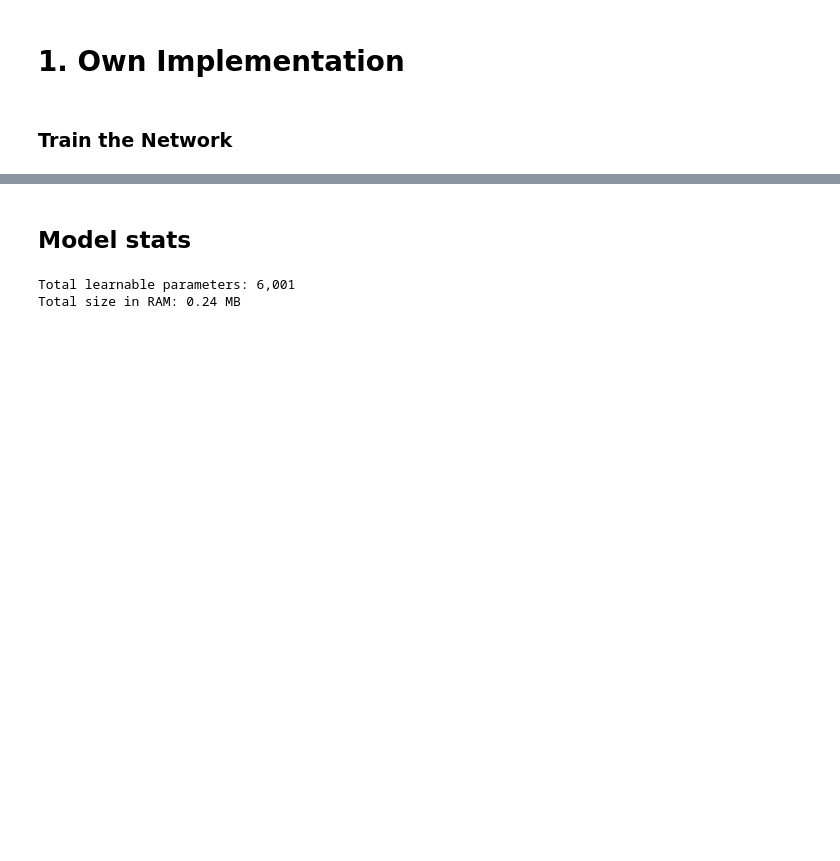
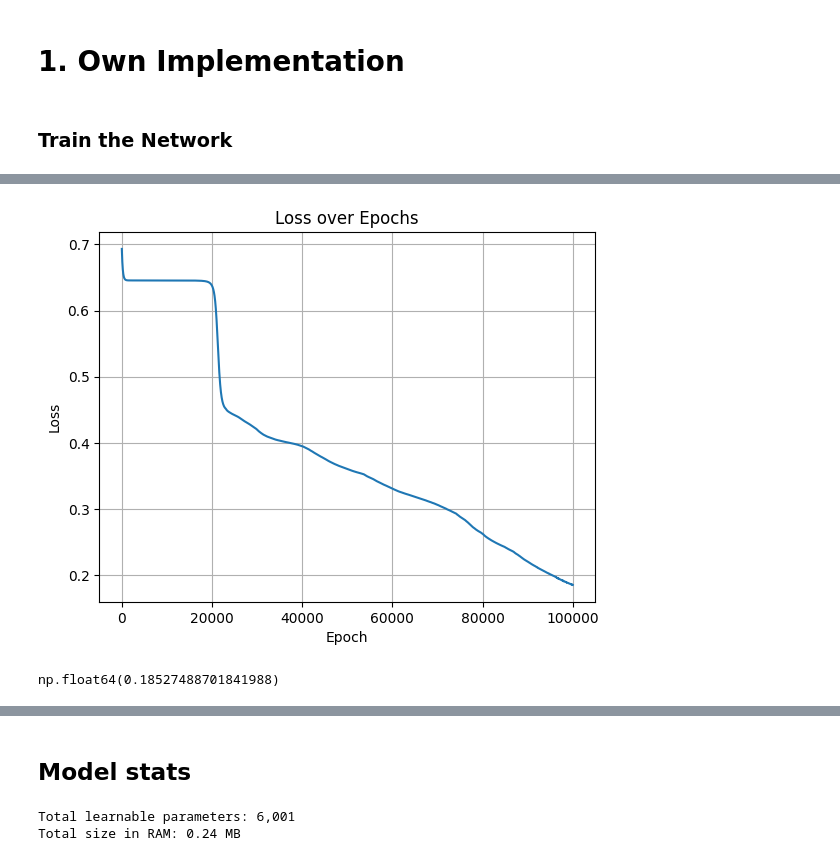
Before and after one commit to paulhoenes/ML_EX2, a Jupyter notebook: NN2.ipynb, the cells around one changed output, grey strips where cells are left out. Drawn from its saved outputs; the diff is of its cells as text; code cells hidden in the pictures; blank space fills up the shorter version.

```diff
--- a/NN2.ipynb
+++ b/NN2.ipynb
@@ -180,15 +323,15 @@ class NeuralNetwork:
 # %%
-model = NeuralNetwork(input_size=8, hidden1_size=100, hidden2_size=50, output_size=1, lr=0.1)
+model = NeuralNetwork(input_size=8, hidden1_size=16, hidden2_size=8, output_size=1, lr=0.01,
+                      activation_hidden='relu')
 
 
 losses = []
-tolerance = 1e-4
-patience = 200
+tolerance = 1e-5
+patience = 10000
 best_loss = float('inf')
 no_improvement = 0
 
-max_epochs = 10000 #
-
+max_epochs = 100000 #
 
 for epoch in range(max_epochs):
     loss = model.train(X_train, y_train)
@@ -208,5 +351,16 @@ for epoch in range(max_epochs):
     if no_improvement >= patience:
         print(f"\n Stop after erpch: {epoch}. no decresment after {patience} epochs")
         break
+
+
+plt.plot(losses)
+plt.xlabel("Epoch")
+
+plt.ylabel("Loss")
+plt.title("Loss over Epochs")
+plt.grid(True)
+plt.show()
+
+min(losses)
 # %% [output]
 Epoch 0: Loss = 0.6931
@@ -221,0 +383,2 @@ Epoch 90: Loss = 0.6461
+[figure, added]
+np.float64(0.18527488701841988)
```
Also changed, not shown: parts of 9 cells of this notebook.
